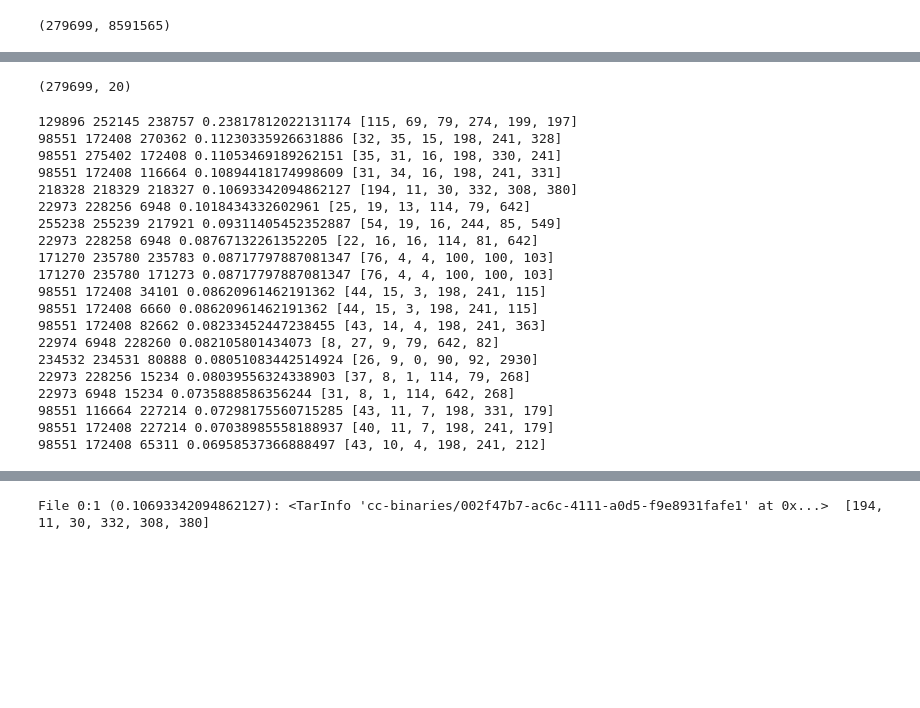
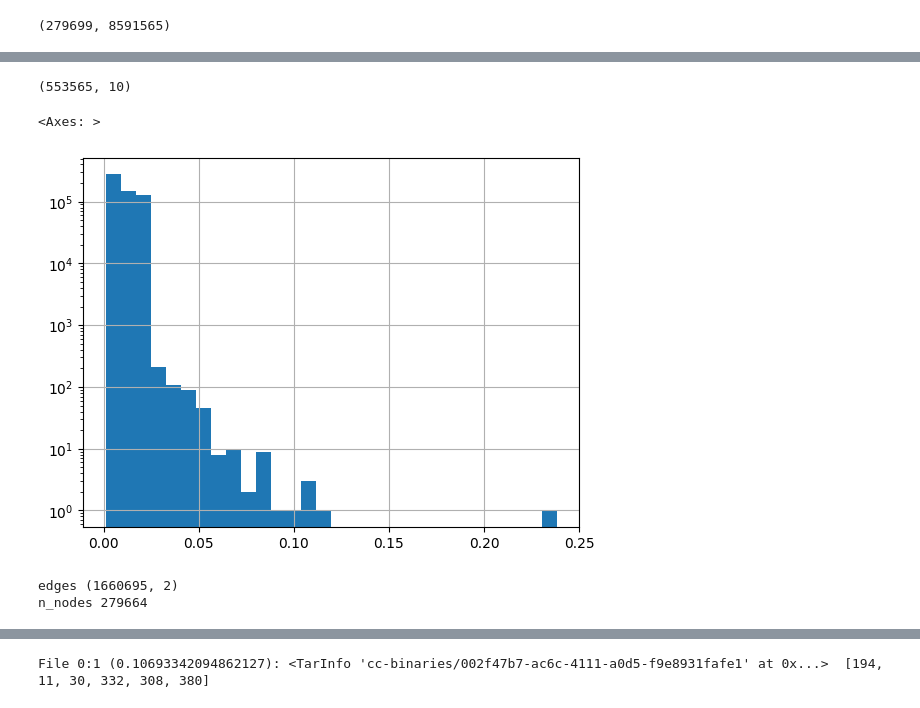
Before and after one commit to dirko/tabia, a Jupyter notebook: union.ipynb, the cells around one changed output, grey strips where cells are left out. Saved outputs shown, nothing was run; the diff lists cells and outputs as text; code cells hidden in the pictures; blank space fills up the shorter version.

Commit message:
Move into package. Add compression

```diff
--- a/union.ipynb
+++ b/union.ipynb
@@ -106,7 +53,2 @@ len(x_set)
-# %%
-topa = top
-topa.shape
-# %% [output]
-(279699, 20)
 # %%
 k = 20
@@ -132,31 +55,44 @@ for i, xs in enumerate(tqdm(x_set)):
-# %%
-ftripples = [(i, j, k,
-              np.sqrt((sa1i / (denom + 100)) * (sa2i / (denom + 100))),  # Geometric mean of areas
-              #np.sqrt((sa1i / (1)) * (sa2i / (1))),  # Geometric mean of nums
-              #np.sqrt((sa1i / (1)) * (sa2i / (1))) / (denom + 10),  # Geometric mean of nums
-              #(sa1i + sa2i + intern) / (denom + 10),                 # Percentage area
-              sa1i, sa2i, intern, denom, denom1, denom2) for i ,j, k, sa1i, sa2i, intern, denom, denom1, denom2 in scores]
-ftripples = sorted(ftripples, key=lambda x: x[3], reverse=True)
-for i, j, k, score, *rest in ftripples[:20]:
-    print(i, j, k, score, rest)
-# %% [output]
-129896 252145 238757 0.23817812022131174 [115, 69, 79, 274, 199, 197]
-98551 172408 270362 0.11230335926631886 [32, 35, 15, 198, 241, 328]
-98551 275402 172408 0.11053469189262151 [35, 31, 16, 198, 330, 241]
-98551 172408 116664 0.10894418174998609 [31, 34, 16, 198, 241, 331]
-218328 218329 218327 0.10693342094862127 [194, 11, 30, 332, 308, 380]
-22973 228256 6948 0.1018434332602961 [25, 19, 13, 114, 79, 642]
-255238 255239 217921 0.09311405452352887 [54, 19, 16, 244, 85, 549]
-22973 228258 6948 0.08767132261352205 [22, 16, 16, 114, 81, 642]
-171270 235780 235783 0.08717797887081347 [76, 4, 4, 100, 100, 103]
-171270 235780 171273 0.08717797887081347 [76, 4, 4, 100, 100, 103]
-98551 172408 34101 0.08620961462191362 [44, 15, 3, 198, 241, 115]
-98551 172408 6660 0.08620961462191362 [44, 15, 3, 198, 241, 115]
-98551 172408 82662 0.08233452447238455 [43, 14, 4, 198, 241, 363]
-22974 6948 228260 0.082105801434073 [8, 27, 9, 79, 642, 82]
-234532 234531 80888 0.08051083442514924 [26, 9, 0, 90, 92, 2930]
-22973 228256 15234 0.08039556324338903 [37, 8, 1, 114, 79, 268]
-22973 6948 15234 0.0735888586356244 [31, 8, 1, 114, 642, 268]
-98551 116664 227214 0.07298175560715285 [43, 11, 7, 198, 331, 179]
-98551 172408 227214 0.07038985558188937 [40, 11, 7, 198, 241, 179]
-98551 172408 65311 0.06958537366888497 [43, 10, 4, 198, 241, 212]
+# %%
+df = pd.read_parquet('ftripples.parquet')
+df = df[df.score > 0]
+df.shape
+# %% [output]
+(553565, 10)
+# %%
+# Log
+df.score.iloc[0:100_000_000].hist(bins=30, log=True)
+# %% [output]
+<Axes: >
+[figure, added]
+# %%
+import pandas as pd
+from scipy.sparse import coo_matrix
+from scipy.sparse.csgraph import connected_components
+
+# Suppose df is your DataFrame with columns 'i', 'j', 'k'
+# Create the three edge sets from each 3-clique
+edges_ij = df[['i', 'j']]
+edges_ik = df[['i', 'k']].rename(columns={'k': 'j'})
+edges_jk = df[['j', 'k']].rename(columns={'j': 'i', 'k': 'j'})
+
+# Concatenate all edges into one DataFrame
+edges = pd.concat([edges_ij, edges_ik, edges_jk], ignore_index=True)
+print('edges', edges.shape)
+
+# For an undirected graph, ensure symmetry by adding the reversed pairs
+edges_sym = pd.concat([edges, edges.rename(columns={'i': 'j', 'j': 'i'})], ignore_index=True)
+
+# Extract row and column indices for the sparse matrix
+rows = edges_sym['i']
+cols = edges_sym['j']
+
+# Determine the total number of nodes. Here we assume nodes are 0-indexed.
+n_nodes = df[['i', 'j', 'k']].max().max() + 1
+print('n_nodes', n_nodes)
+
+# Build the sparse adjacency matrix
+data = [1] * len(rows)
+adjacency_matrix = coo_matrix((data, (rows, cols)), shape=(n_nodes, n_nodes))
+# %% [output]
+edges (1660695, 2)
+n_nodes 279664
```
Also changed, not shown: parts of 14 cells of this notebook, 7 other files.
